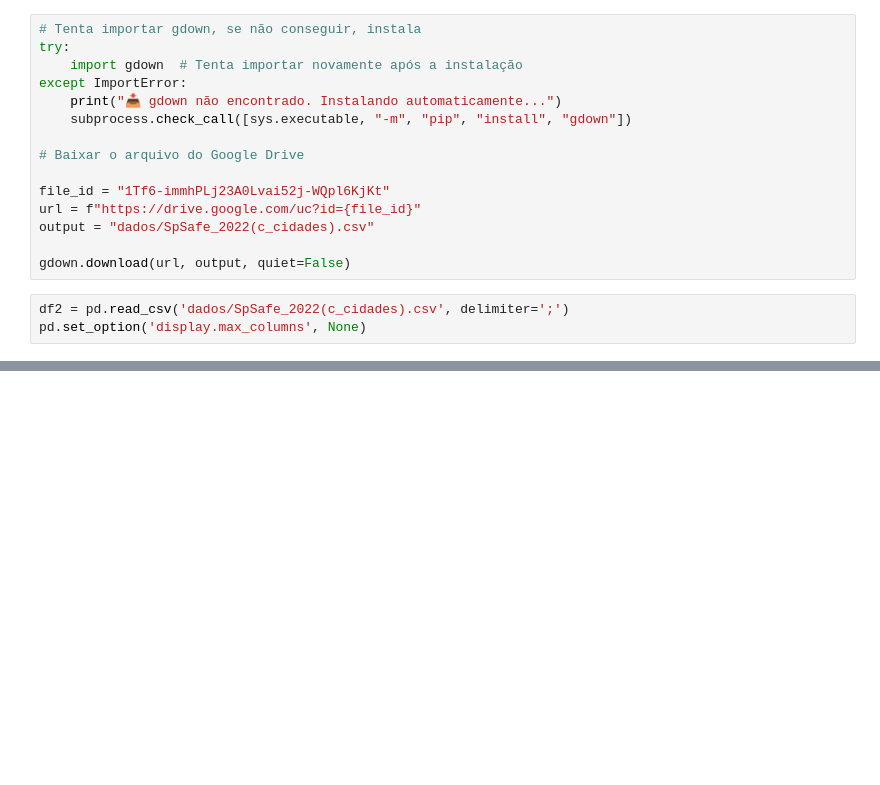
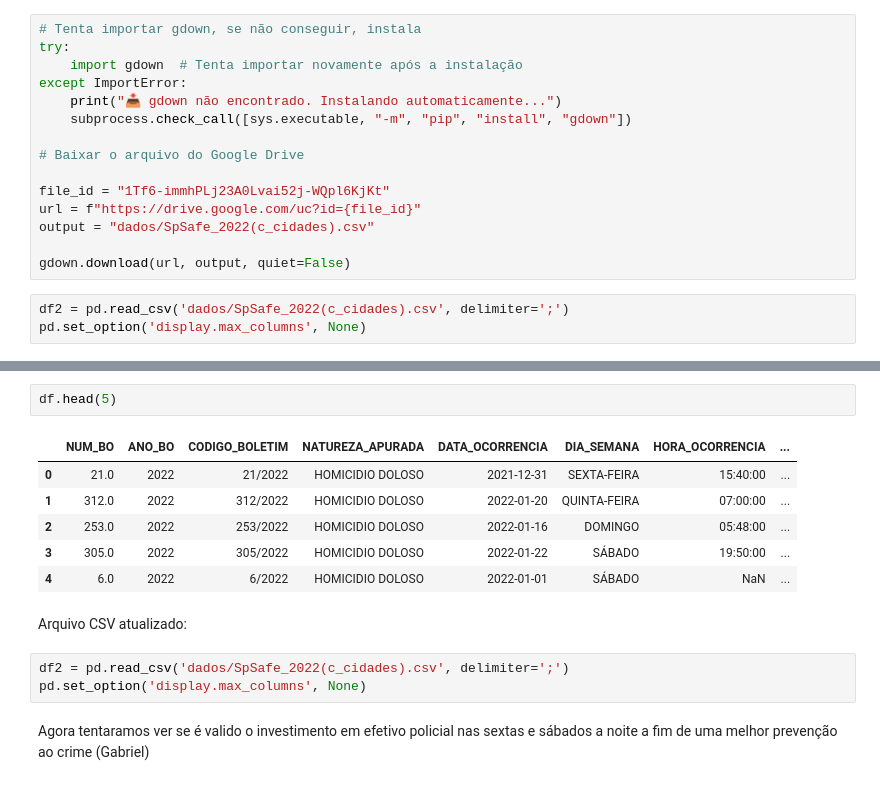
Before and after one commit to Matheuskpds/Ciencia-de-Dados-Projeto-TP, a Jupyter notebook: main.ipynb, the cells around one changed output, grey strips where cells are left out. Cells and saved outputs as stored; diff of their text form; blank space fills up the shorter version.

```diff
--- a/main.ipynb
+++ b/main.ipynb
@@ -1731,0 +1838,16 @@ pd.set_option('display.max_columns', None)
+# %%
+df.head(5)
+# %% [output]
+|  | NUM_BO | ANO_BO | CODIGO_BOLETIM | NATUREZA_APURADA | DATA_OCORRENCIA | DIA_SEMANA | HORA_OCORRENCIA | ... |
+| 0 | 21.0 | 2022 | 21/2022 | HOMICIDIO DOLOSO | 2021-12-31 | SEXTA-FEIRA | 15:40:00 | ... |
+| 1 | 312.0 | 2022 | 312/2022 | HOMICIDIO DOLOSO | 2022-01-20 | QUINTA-FEIRA | 07:00:00 | ... |
+| 2 | 253.0 | 2022 | 253/2022 | HOMICIDIO DOLOSO | 2022-01-16 | DOMINGO | 05:48:00 | ... |
+| 3 | 305.0 | 2022 | 305/2022 | HOMICIDIO DOLOSO | 2022-01-22 | SÁBADO | 19:50:00 | ... |
+| 4 | 6.0 | 2022 | 6/2022 | HOMICIDIO DOLOSO | 2022-01-01 | SÁBADO | NaN | ... |
+# %% [markdown]
+Arquivo CSV atualizado:
+# %%
+df2 = pd.read_csv('dados/SpSafe_2022(c_cidades).csv', delimiter=';')
+pd.set_option('display.max_columns', None)
+# %% [markdown]
+<p>Agora tentaramos ver se é valido o investimento em efetivo policial nas sextas e sábados a noite a fim de uma melhor prevenção ao crime (Gabriel) </p>
```
Also changed, not shown: parts of 26 cells of this notebook.
